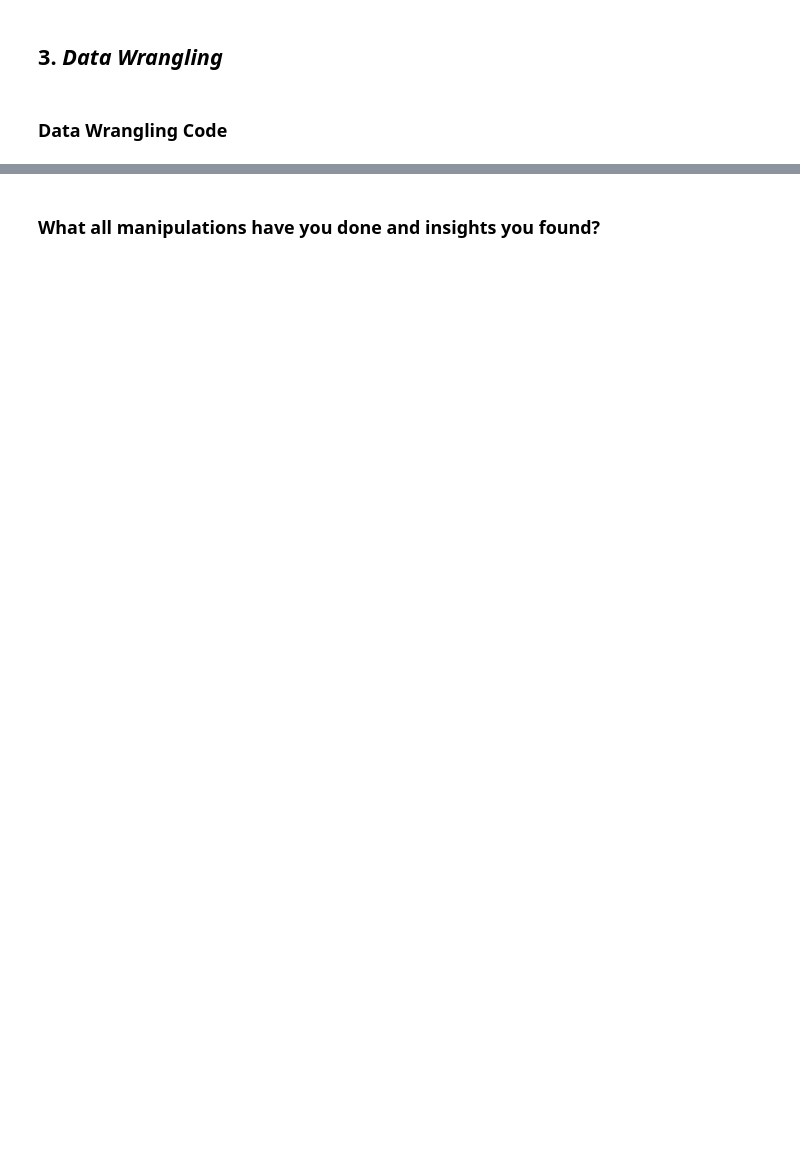
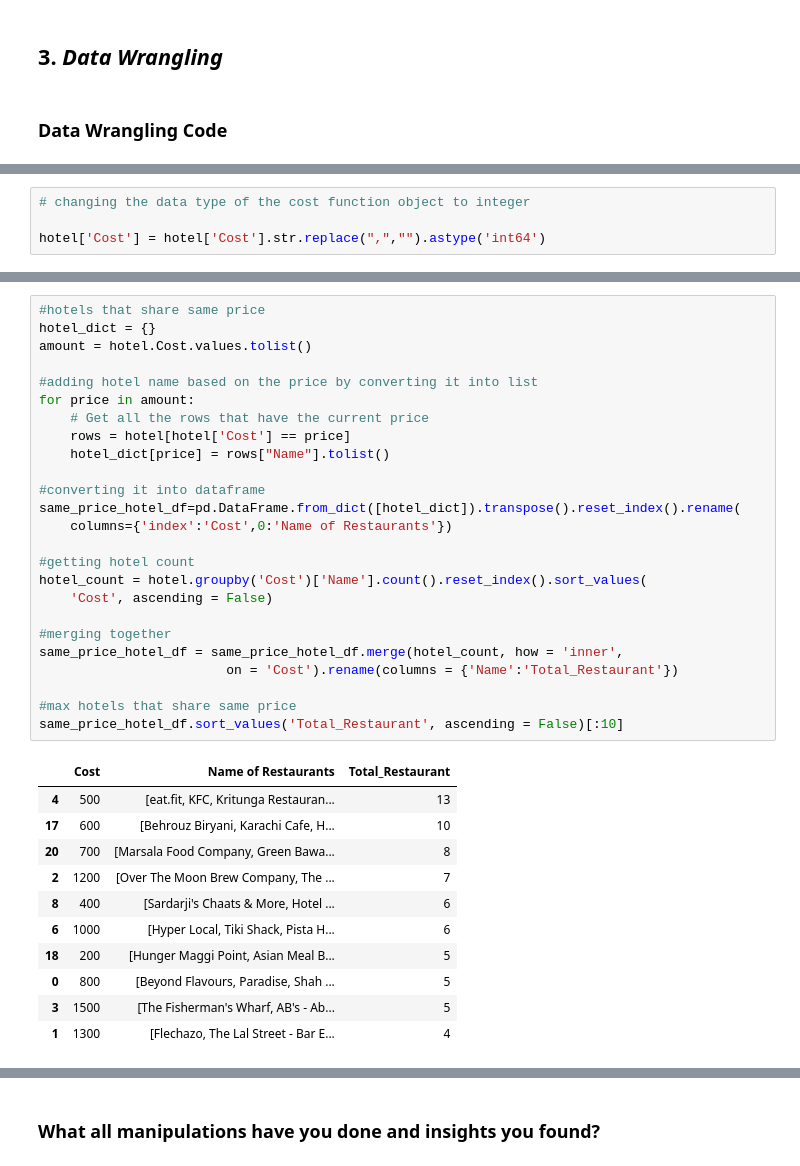
Before and after one commit to Aman811630/ML-Project--Zomato-Restaurant-Clustering-And-Sentiment-Analysis, a Jupyter notebook: Aman_Singh_Unsupervised_ML_project_Zomato_Restaurant_Clustering_And_Sentiment_Analysis_.ipynb, the cells around one changed output, grey strips where cells are left out. Saved outputs shown, nothing was run; the diff lists cells and outputs as text; blank space fills up the shorter version.

```diff
--- a/Aman_Singh_Unsupervised_ML_project_Zomato_Restaurant_Clustering_And_Sentiment_Analysis_.ipynb
+++ b/Aman_Singh_Unsupervised_ML_project_Zomato_Restaurant_Clustering_And_Sentiment_Analysis_.ipynb
@@ -422,0 +452,4 @@ Pictures : No. of pictures posted with review
+# %%
+# changing the data type of the cost function object to integer
+
+hotel['Cost'] = hotel['Cost'].str.replace(",","").astype('int64')
@@ -422,0 +488,37 @@ Pictures : No. of pictures posted with review
+# %%
+#hotels that share same price
+hotel_dict = {}
+amount = hotel.Cost.values.tolist()
+
+#adding hotel name based on the price by converting it into list
+for price in amount:
+    # Get all the rows that have the current price
+    rows = hotel[hotel['Cost'] == price]
+    hotel_dict[price] = rows["Name"].tolist()
+
+#converting it into dataframe
+same_price_hotel_df=pd.DataFrame.from_dict([hotel_dict]).transpose().reset_index().rename(
+    columns={'index':'Cost',0:'Name of Restaurants'})
+
+#getting hotel count
+hotel_count = hotel.groupby('Cost')['Name'].count().reset_index().sort_values(
+    'Cost', ascending = False)
+
+#merging together
+same_price_hotel_df = same_price_hotel_df.merge(hotel_count, how = 'inner',
+                        on = 'Cost').rename(columns = {'Name':'Total_Restaurant'})
+
+#max hotels that share same price
+same_price_hotel_df.sort_values('Total_Restaurant', ascending = False)[:10]
+# %% [output]
+|  | Cost | Name of Restaurants | Total_Restaurant |
+| 4 | 500 | [eat.fit, KFC, Kritunga Restauran... | 13 |
+| 17 | 600 | [Behrouz Biryani, Karachi Cafe, H... | 10 |
+| 20 | 700 | [Marsala Food Company, Green Bawa... | 8 |
+| 2 | 1200 | [Over The Moon Brew Company, The ... | 7 |
+| 8 | 400 | [Sardarji's Chaats & More, Hotel ... | 6 |
+| 6 | 1000 | [Hyper Local, Tiki Shack, Pista H... | 6 |
+| 18 | 200 | [Hunger Maggi Point, Asian Meal B... | 5 |
+| 0 | 800 | [Beyond Flavours, Paradise, Shah ... | 5 |
+| 3 | 1500 | [The Fisherman's Wharf, AB's - Ab... | 5 |
+| 1 | 1300 | [Flechazo, The Lal Street - Bar E... | 4 |
```
Also changed, not shown: parts of 44 cells of this notebook.
